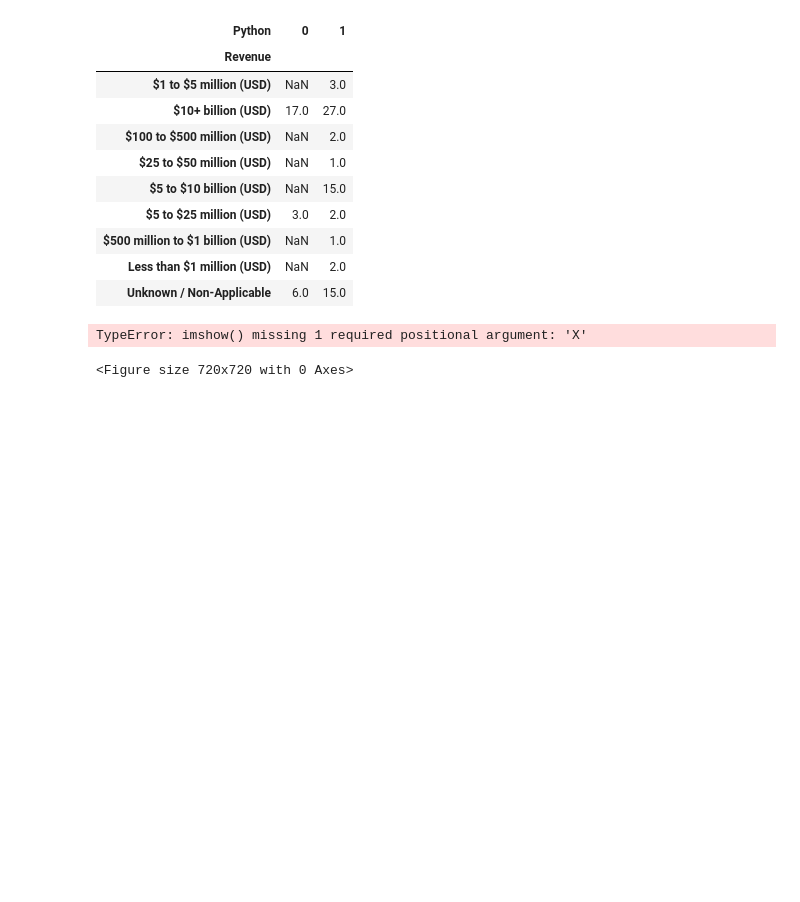
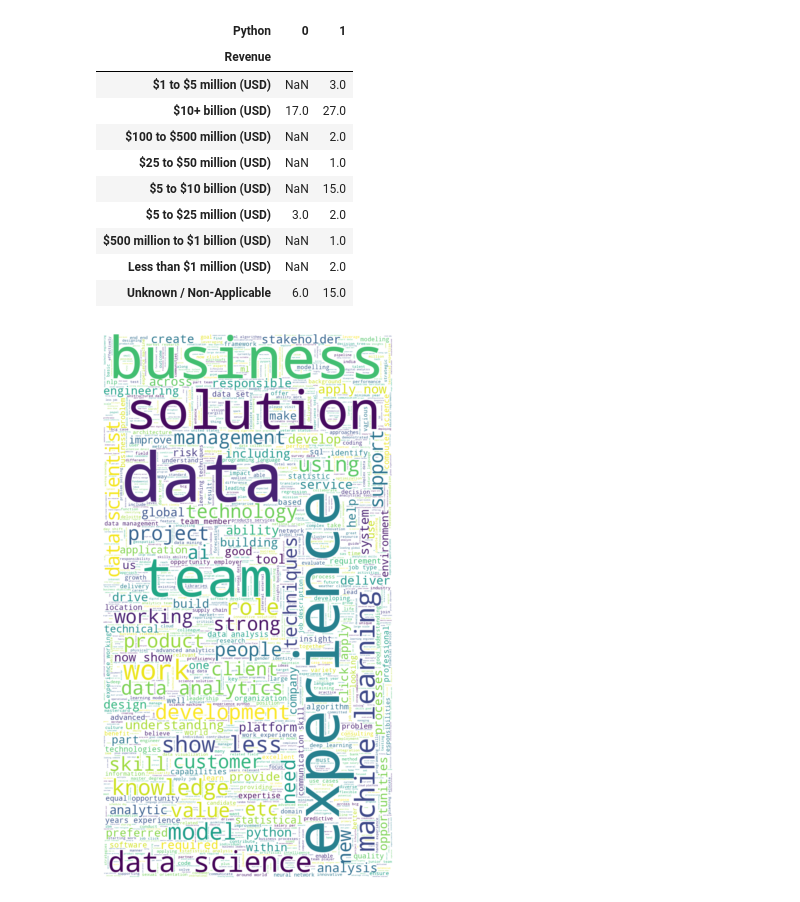
Before and after one commit to AvishekRoy16/DS-Salary-Project, a Jupyter notebook: EDA.ipynb, the cells around one changed output. Drawn from its saved outputs; the diff is of its cells as text; code cells hidden in the pictures; blank space fills up the shorter version.

```diff
--- a/EDA.ipynb
+++ b/EDA.ipynb
@@ -384,28 +361,27 @@ from nltk.tokenize import word_tokenize
 # %%
 words = " ".join(df['Job Description'])
 
 def punctuation_stop(text):
     """remove punctuation and stop words"""
     filtered = []
     stop_words = set(stopwords.words('english'))
     word_tokens = word_tokenize(text)
     for w in word_tokens:
         if w not in stop_words and w.isalpha():
             filtered.append(w.lower())
     return filtered
 
 
 words_filtered = punctuation_stop(words)
 
 text = " ".join([ele for ele in words_filtered])
 
 wc= WordCloud(background_color="white", random_state=1,stopwords=STOPWORDS, max_words = 2000, width =800, height = 1500)
 wc.generate(text)
 
 plt.figure(figsize=[10,10])
-plt.imshow(interpolation="bilinear")
+plt.imshow(wc, interpolation="bilinear")
 plt.axis('off')
 plt.show()
 # %% [output]
-TypeError: imshow() missing 1 required positional argument: 'X'
-<Figure size 720x720 with 0 Axes>
+[figure, added]
```
Also changed, not shown: parts of 3 cells of this notebook.
